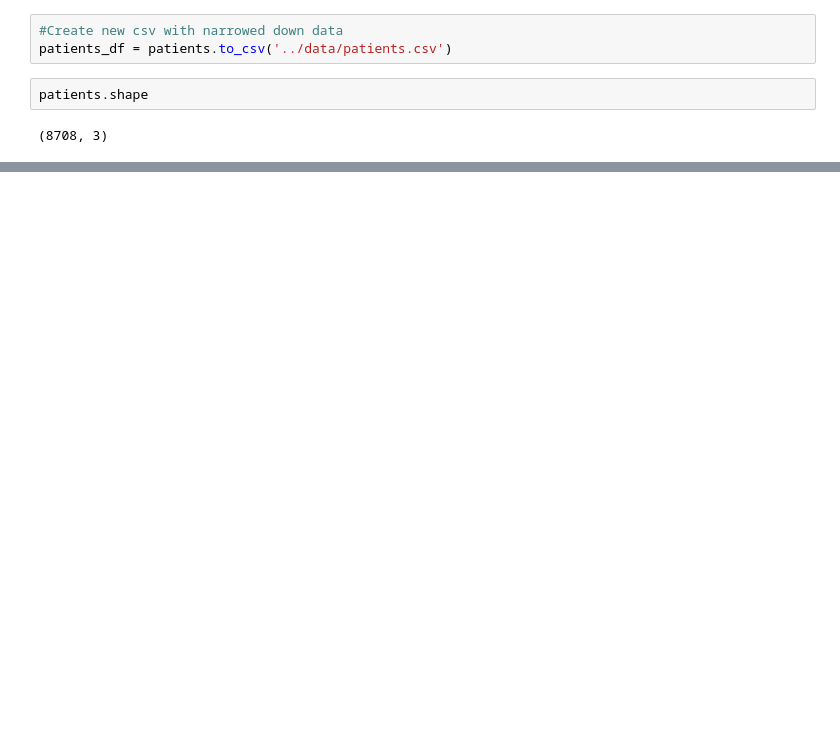
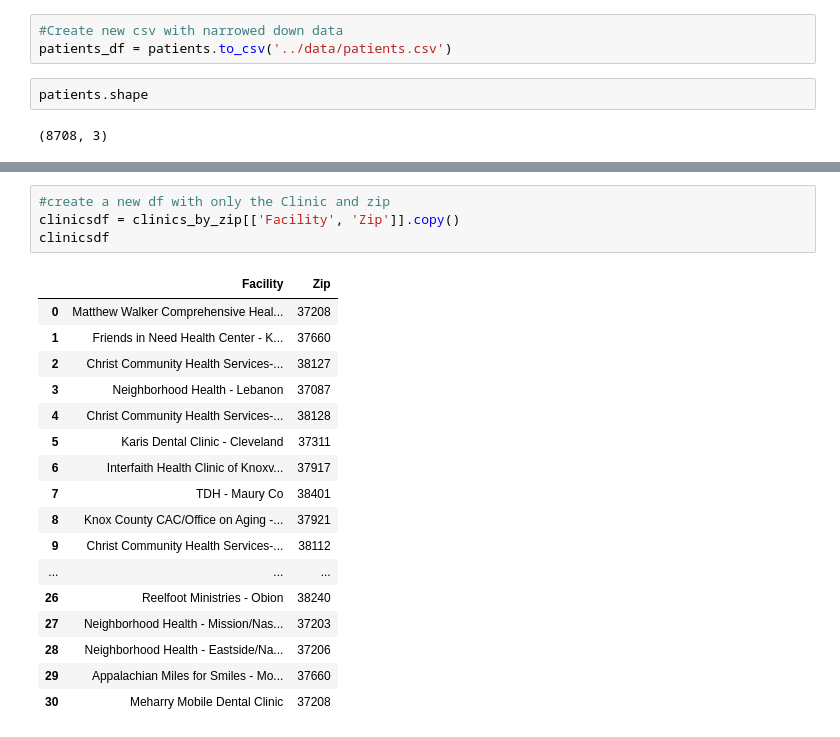
Before and after one commit to bsfcs/smile-on-spiderman, a Jupyter notebook: notebooks/Smile EDA.ipynb, the cells around one changed output, grey strips where cells are left out. Drawn from its saved outputs; the diff is of its cells as text; blank space fills up the shorter version.

```diff
--- a/notebooks/Smile EDA.ipynb
+++ b/notebooks/Smile EDA.ipynb
@@ -394,0 +495,22 @@ SyntaxError: EOL while scanning string literal (<ipython-input-33-7b303b61b53f>,
+# %%
+#create a new df with only the Clinic and zip
+clinicsdf = clinics_by_zip[['Facility', 'Zip']].copy()
+clinicsdf
+# %% [output]
+|  | Facility | Zip |
+| 0 | Matthew Walker Comprehensive Heal... | 37208 |
+| 1 | Friends in Need Health Center - K... | 37660 |
+| 2 | Christ Community Health Services-... | 38127 |
+| 3 | Neighborhood Health - Lebanon | 37087 |
+| 4 | Christ Community Health Services-... | 38128 |
+| 5 | Karis Dental Clinic - Cleveland | 37311 |
+| 6 | Interfaith Health Clinic of Knoxv... | 37917 |
+| 7 | TDH - Maury Co | 38401 |
+| 8 | Knox County CAC/Office on Aging -... | 37921 |
+| 9 | Christ Community Health Services-... | 38112 |
+| ... | ... | ... |
+| 26 | Reelfoot Ministries - Obion | 38240 |
+| 27 | Neighborhood Health - Mission/Nas... | 37203 |
+| 28 | Neighborhood Health - Eastside/Na... | 37206 |
+| 29 | Appalachian Miles for Smiles - Mo... | 37660 |
+| 30 | Meharry Mobile Dental Clinic | 37208 |
```
Also changed, not shown: parts of 22 cells of this notebook.
